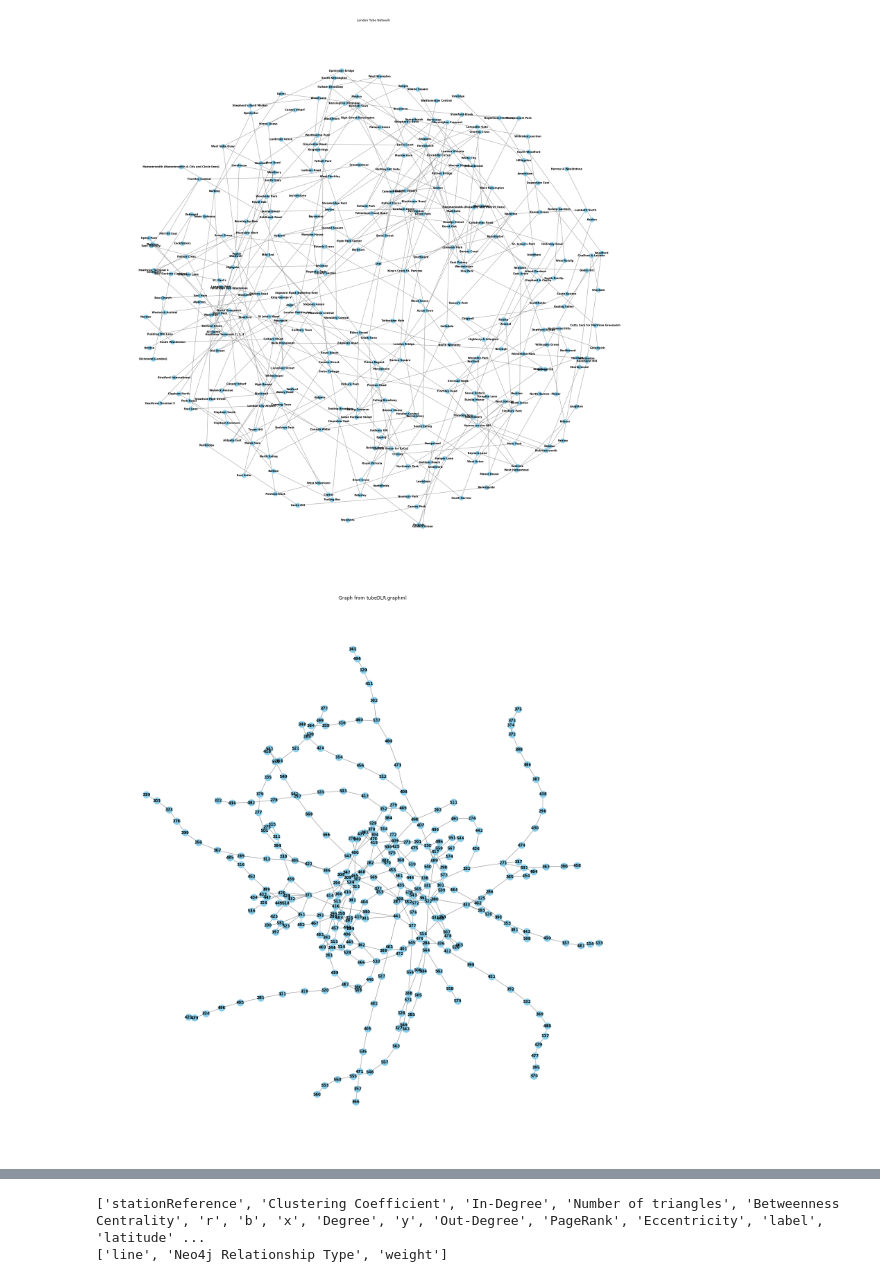
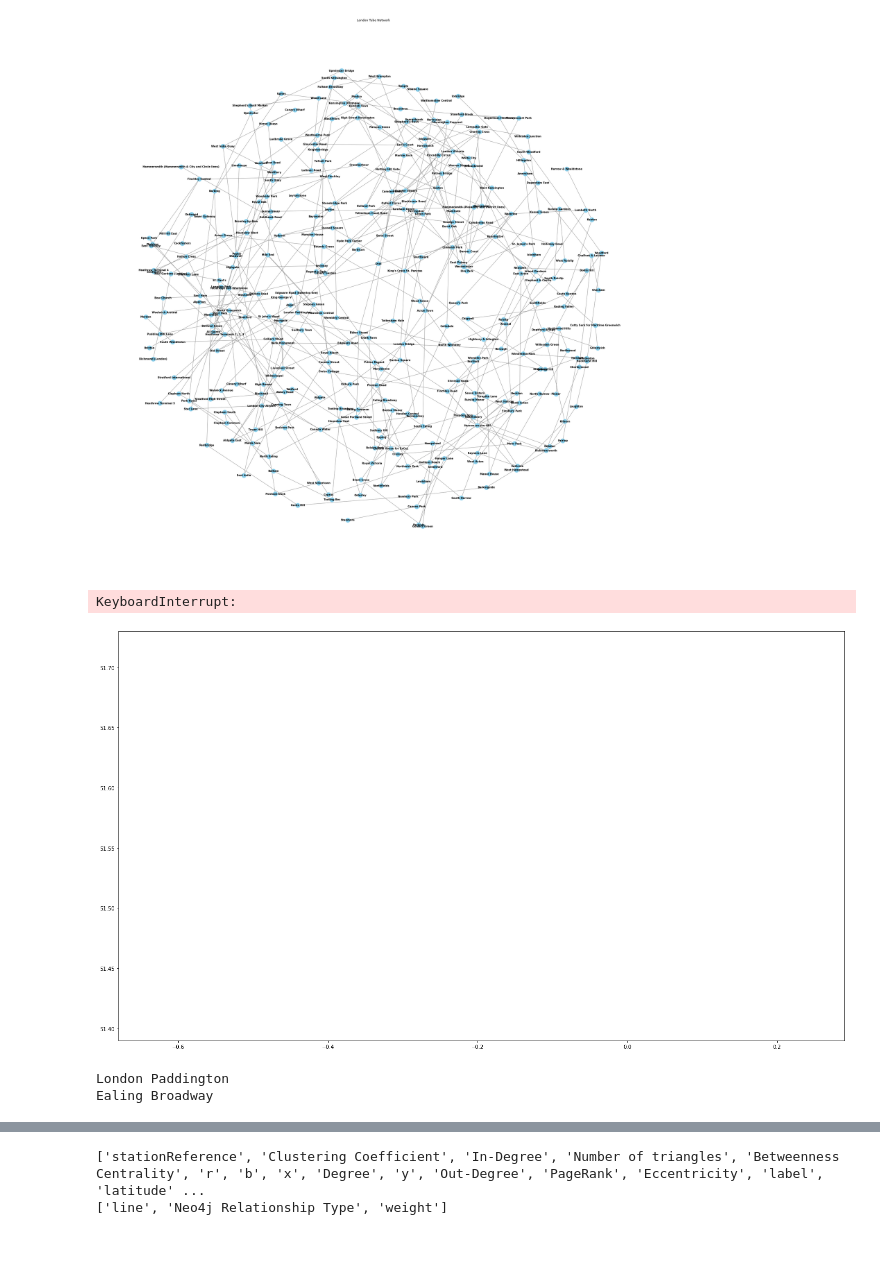
Before and after one commit to schmeti/uc3m_network_analysis, a Jupyter notebook: main.ipynb, the cells around one changed output, grey strips where cells are left out. Drawn from its saved outputs; the diff is of its cells as text; code cells hidden in the pictures; blank space fills up the shorter version.

```diff
--- a/main.ipynb
+++ b/main.ipynb
@@ -56,11 +57,37 @@ plt.title("London Tube Network")
 plt.show()
 # %% [output]
 [figure]
-# %%
-#London underground network with the station number
-plt.figure(figsize=(20, 20))  # Set figure size
-nx.draw(G, with_labels=True, node_size=300, node_color='skyblue', font_size=10, font_weight='bold', edge_color='gray')
-plt.title("Graph from tubeDLR.graphml")
-plt.show()
-# %% [output]
-[figure, removed]
+# %%
+import contextily as ctx
+
+pos_geo = {node: (float(data['longitude']), float(data['latitude'])) for node, data in G.nodes(data=True)}
+
+# Create a plot
+fig, ax = plt.subplots(figsize=(25, 25))  # More balanced size
+
+# Set the extent to match London's approximate geographical coordinates
+ax.set_xlim(-0.68, 0.29)
+ax.set_ylim(51.39, 51.73)
+
+# Ensure the correct aspect ratio
+ax.set_aspect(1 / np.cos(np.radians((51.4 + 51.73) / 2)))  # Adjust for London's latitude
+
+# Add a basemap
+ctx.add_basemap(ax, crs="EPSG:4326", source=ctx.providers.CartoDB.Positron, zoom=14)
+
+# Overlay the London Tube Network
+nx.draw(G, pos=pos_geo, with_labels=True, node_size=100, node_color='skyblue',
+        font_size=8, font_weight='bold', edge_color='gray', ax=ax)
+
+# Display the plot
+plt.title("London Tube Network Geographical")
+plt.show()
+# %% [output]
+KeyboardInterrupt:
+[figure, added]
+# %%
+print(labels["441"])
+print(labels["331"])
+# %% [output]
+London Paddington
+Ealing Broadway
```
Also changed, not shown: parts of 7 cells of this notebook, 3 other files.
